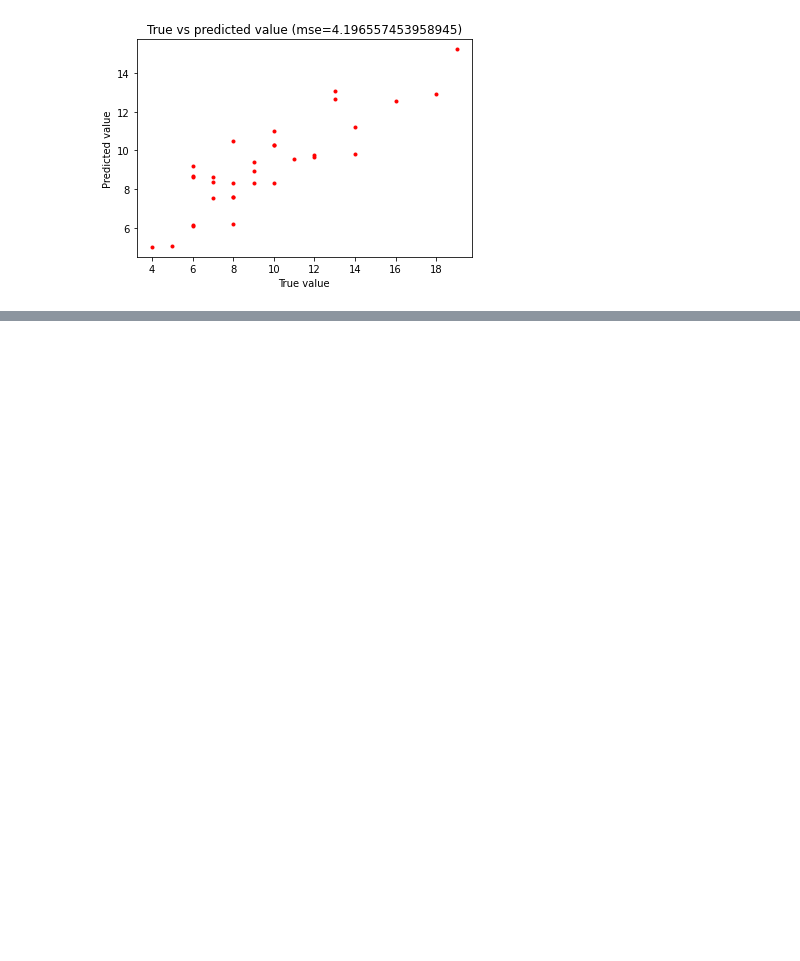
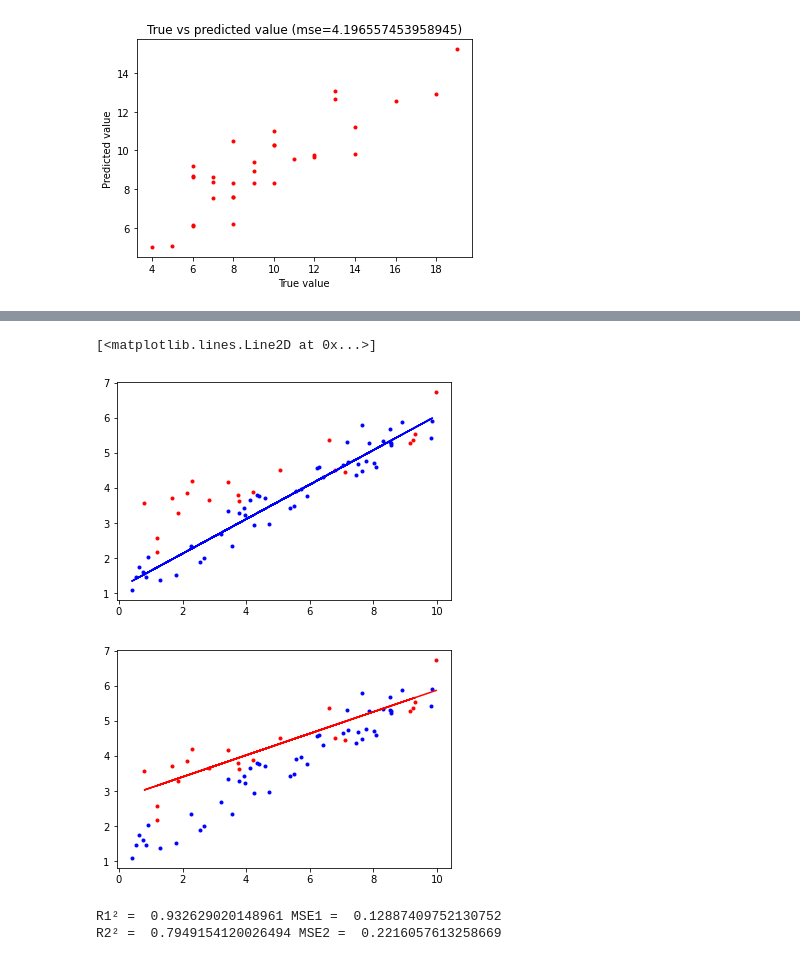
Before and after one commit to abfariah/BE_AML_Linear, a Jupyter notebook: ROBINET_STRANG.ipynb, the cells around one changed output, grey strips where cells are left out. Drawn from its saved outputs; the diff is of its cells as text; code cells hidden in the pictures; blank space fills up the shorter version.

```diff
--- a/ROBINET_STRANG.ipynb
+++ b/ROBINET_STRANG.ipynb
@@ -404,0 +465,69 @@ plt.show()
+# %%
+### Nous proposons dans un second de temps d'effectuer une Regression linéaire sur chaque groupe, afin de vérifier leur caractère linéaire,
+### puis de réaliser une analyse de variance.
+
+# H01 la fonction est considérée linéaire si R²>0,9 et quasi linéaire si 0.7 < R² < 0.9
+# H02 la fonction est considérée quasi linéaire si 0.7 < R² < 0.9
+# H03 les deux moyennes sont considérés égales si 1-cf la fonction génératrice de la statistique de Fischer prise sur les écarts résiduels
+# est supérieure à 0,05.
+
+
+### Régression Linéaire sur les groupe 1 et 2
+
+X1 = df[df.Groupe=='Groupe_1'].concentration.values
+X1 = X1[:,np.newaxis]
+Y1 = df[df.Groupe=='Groupe_1'].Efficacite.values
+
+X2 = df[df.Groupe=='Groupe_2'].concentration.values
+X2 = X2[:,np.newaxis]
+Y2 = df[df.Groupe=='Groupe_2'].Efficacite.values
+
+lr1 = LinearRegression()
+lr2 = LinearRegression()
+
+lr1.fit(X1,Y1)
+lr2.fit(X2,Y2)
+
+Y1hat = lr1.predict(X1)
+Y2hat = lr1.predict(X2)
+
+plt.plot(X2,Y2,'r.')
+plt.plot(X1,Y1,'b.')
+plt.plot(X1,Y1hat,'b-')
+
+plt.figure()
+plt.plot(X2,Y2,'r.')
+plt.plot(X1,Y1,'b.')
+plt.plot(X2,lr2.predict(X2),'r-')
+# %% [output]
+[<matplotlib.lines.Line2D at 0x...>]
+[figure, added]
+[figure, added]
+# %%
+### Etude de la linéarité
+
+
+### Première régression
+
+Residus1 = Y1-Y1hat
+MSE1 = np.mean(Residus1**2)
+SST = sum((Y1-np.mean(Y1))**2)
+SSR = sum((Y1hat-np.mean(Y1))**2)
+R1 = SSR/SST
+print("R1² = ", R1, "MSE1 = ", MSE1)
+
+### On a bien R1²>0.9, l'hypothèse H01 est retenue, la fonction est linéaire
+
+### Deuxième régression
+
+Res2 = Y2-lr2.predict(X2)
+MSE2 = np.mean(Res2**2)
+SST = sum((Y2-np.mean(Y2))**2)
+SSR = sum((lr2.predict(X2)-np.mean(Y2))**2)
+R2 = SSR/SST
+print("R2² = ", R2, "MSE2 = ", MSE2)
+
+### 0,7<R2²<0,9, l'hypothèse H02 est retenue, la fonction est quasie linéaire.
+# %% [output]
+R1² =  0.932629020148961 MSE1 =  0.12887409752130752
+R2² =  0.7949154120026494 MSE2 =  0.2216057613258669
```
Also changed, not shown: parts of 11 cells of this notebook.
